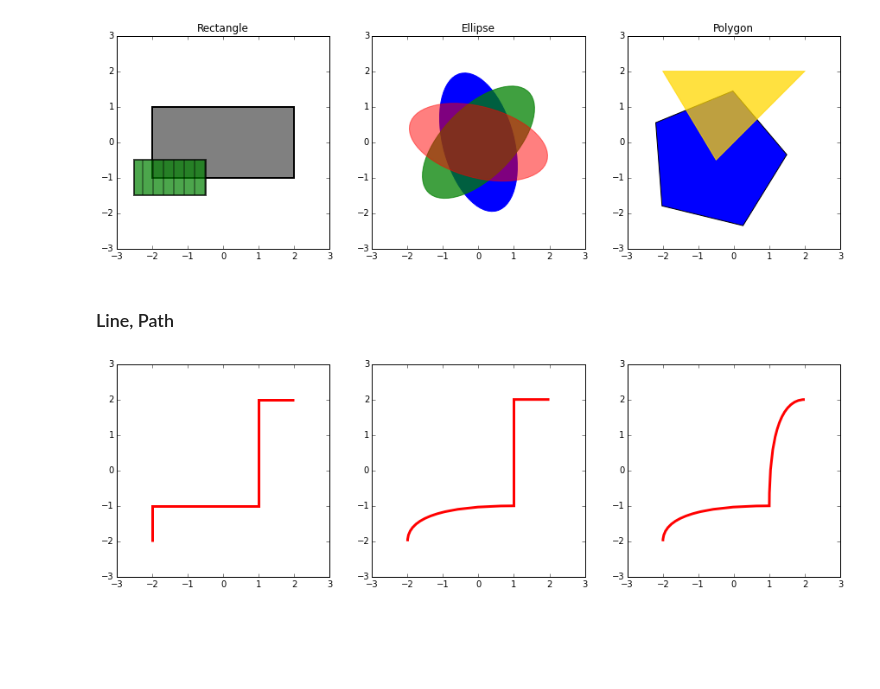
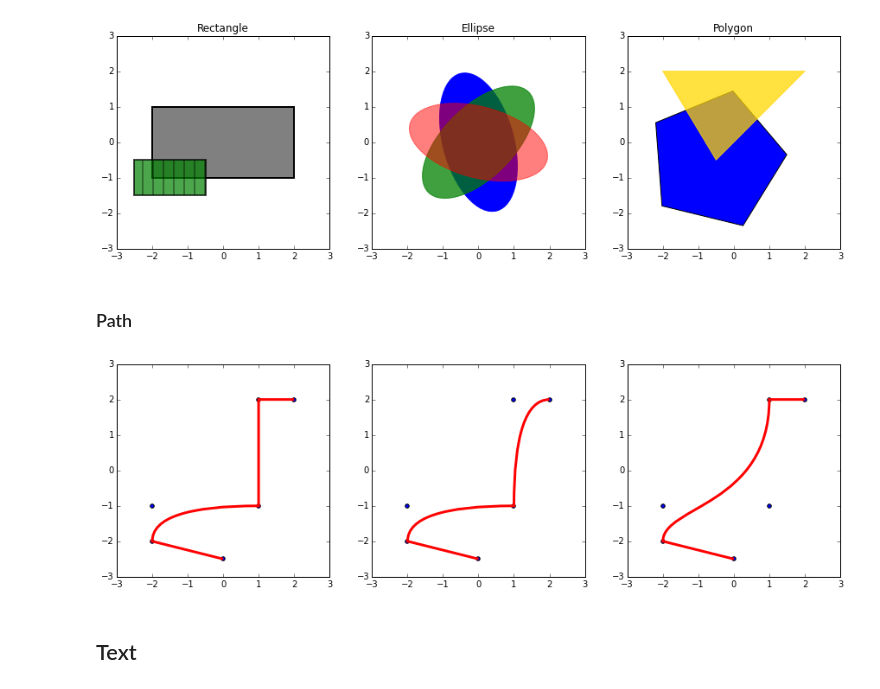
Before and after one commit to mmathioudakis/matplotlib_plot_examples, a Jupyter notebook: little_matplotlib_cookbook.ipynb, the cells around one changed output. Cells and saved outputs as stored; diff of their text form; code cells hidden in the pictures; blank space fills up the shorter version.

Commit message:
added curve4 example

```diff
--- a/little_matplotlib_cookbook.ipynb
+++ b/little_matplotlib_cookbook.ipynb
@@ -592,39 +592,51 @@ _tmp = ax[2].add_patch(patches.Polygon(np.array([[-0.5,-0.5], [-2,2], [2,2]]),
 # %% [output]
 [figure]
 # %% [markdown]
-### Line, Path
+### Path
 # %%
 fig, ax = plt.subplots(1, 3, figsize = (15, 5))
 
+VERTICES = np.array([[0, -2.5], [-2, -2], [-2, -1],
+                     [1, -1], [1, 2], [2, 2]])
+x_coord = VERTICES[:,0]
+y_coord = VERTICES[:,1]
 ax[0].set(title = "", aspect = 1., xlim = (-3, 3), ylim = (-3, 3))
 # first, build the path
-vertices = [[-2, -2], [-2, -1], [1, -1], [1, 2], [2, 2]]
-codes = [patches.Path.MOVETO] + (len(vertices) - 1) * [patches.Path.LINETO]
+vertices = np.array(VERTICES)
+codes = [patches.Path.MOVETO, patches.Path.LINETO, patches.Path.CURVE3,
+         patches.Path.LINETO, patches.Path.LINETO, patches.Path.LINETO]
 path = patches.Path(vertices, codes)
 # then, build patch
 patch = patches.PathPatch(path, edgecolor = "red", lw = 3, fill = False)
 # finally, add it to axes
 _tmp = ax[0].add_patch(patch)
+_tmp = ax[0].scatter(x_coord, y_coord, label = range(len(x_coord)))
+
 
 ax[1].set(title = "", aspect = 1., xlim = (-3, 3), ylim = (-3, 3))
 # first, build the path
-vertices = [[-2, -2], [-2, -1], [1, -1], [1, 2], [2, 2]]
-codes = [patches.Path.MOVETO, patches.Path.CURVE3, patches.Path.LINETO, patches.Path.LINETO, patches.Path.LINETO]
+vertices = np.array(VERTICES)
+codes = [patches.Path.MOVETO, patches.Path.LINETO, patches.Path.CURVE3,
+         patches.Path.LINETO, patches.Path.CURVE3, patches.Path.LINETO]
 path = patches.Path(vertices, codes)
 # then, build patch
 patch = patches.PathPatch(path, edgecolor = "red", lw = 3, fill = False)
 # finally, add it to axes
 _tmp = ax[1].add_patch(patch)
-
+_tmp = ax[1].scatter(x_coord, y_coord, label = range(len(x_coord)))
 
 ax[2].set(title = "", aspect = 1., xlim = (-3, 3), ylim = (-3, 3))
 # first, build the path
-vertices = [[-2, -2], [-2, -1], [1, -1], [1, 2], [2, 2]]
-codes = [patches.Path.MOVETO, patches.Path.CURVE3, patches.Path.LINETO, patches.Path.CURVE3, patches.Path.LINETO]
+vertices = np.array(VERTICES)
+codes = [patches.Path.MOVETO, patches.Path.LINETO, patches.Path.CURVE4,
+         patches.Path.LINETO, patches.Path.LINETO, patches.Path.LINETO]
 path = patches.Path(vertices, codes)
 # then, build patch
 patch = patches.PathPatch(path, edgecolor = "red", lw = 3, fill = False)
 # finally, add it to axes
 _tmp = ax[2].add_patch(patch)
+_tmp = ax[2].scatter(x_coord, y_coord, label = range(len(x_coord)))
 # %% [output]
-[figure, old version]
+[figure, new version]
+# %% [markdown]
+## Text
```
